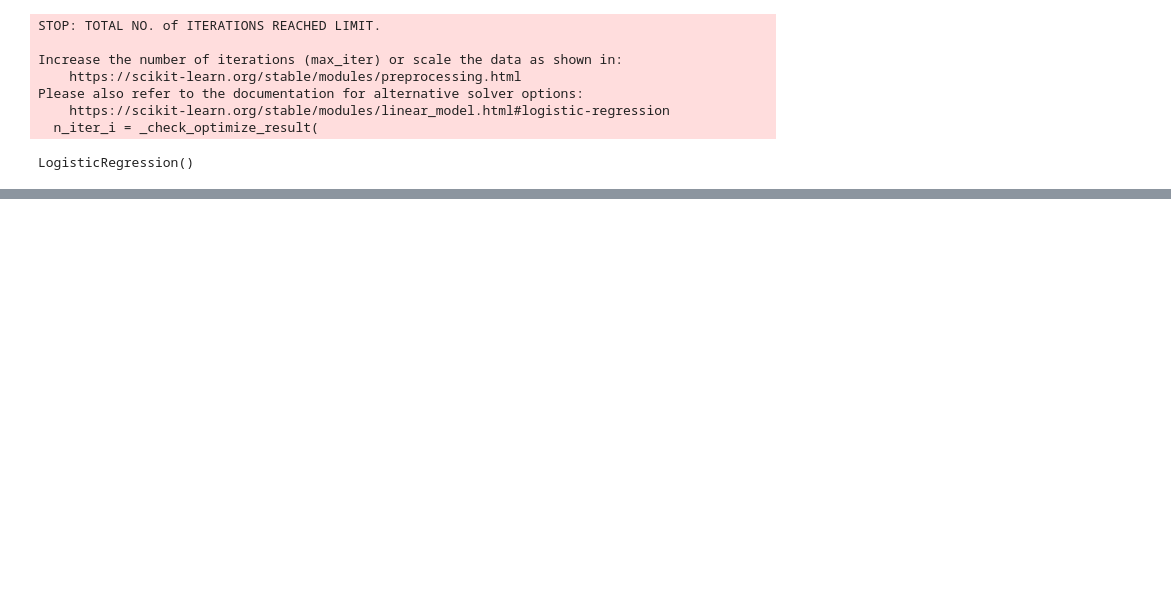
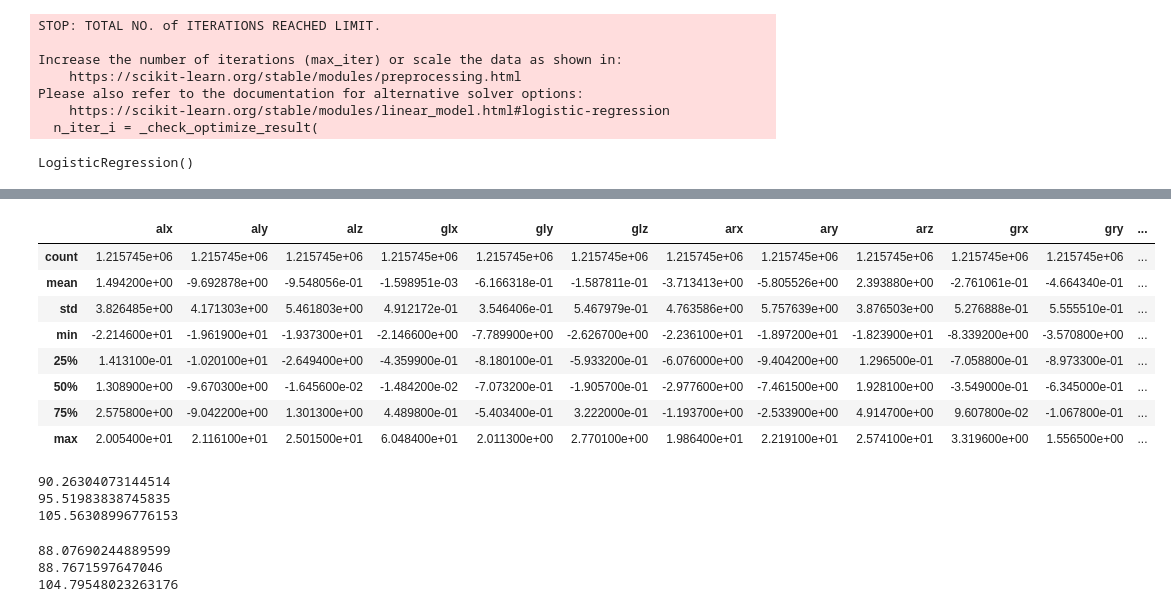
Before and after one commit to seifahmed2004/ML-Project, a Jupyter notebook: ML_project.ipynb, the cells around one changed output, grey strips where cells are left out. Drawn from its saved outputs; the diff is of its cells as text; code cells hidden in the pictures; blank space fills up the shorter version.

```diff
--- a/ML_project.ipynb
+++ b/ML_project.ipynb
@@ -457,0 +496,3 @@ X_test, y_test = X[100:], y[100:]
+# %%
+auto_data = pd.read_csv('/content/mhealth_raw_data.csv', na_values='?').dropna()
+auto_data.info()
@@ -457,0 +526,12 @@ X_test, y_test = X[100:], y[100:]
+# %%
+auto_data.describe()
+# %% [output]
+|  | alx | aly | alz | glx | gly | glz | arx | ary | arz | grx | gry | ... |
+| count | 1.215745e+06 | 1.215745e+06 | 1.215745e+06 | 1.215745e+06 | 1.215745e+06 | 1.215745e+06 | 1.215745e+06 | 1.215745e+06 | 1.215745e+06 | 1.215745e+06 | 1.215745e+06 | ... |
+| mean | 1.494200e+00 | -9.692878e+00 | -9.548056e-01 | -1.598951e-03 | -6.166318e-01 | -1.587811e-01 | -3.713413e+00 | -5.805526e+00 | 2.393880e+00 | -2.761061e-01 | -4.664340e-01 | ... |
+| std | 3.826485e+00 | 4.171303e+00 | 5.461803e+00 | 4.912172e-01 | 3.546406e-01 | 5.467979e-01 | 4.763586e+00 | 5.757639e+00 | 3.876503e+00 | 5.276888e-01 | 5.555510e-01 | ... |
+| min | -2.214600e+01 | -1.961900e+01 | -1.937300e+01 | -2.146600e+00 | -7.789900e+00 | -2.626700e+00 | -2.236100e+01 | -1.897200e+01 | -1.823900e+01 | -8.339200e+00 | -3.570800e+00 | ... |
+| 25% | 1.413100e-01 | -1.020100e+01 | -2.649400e+00 | -4.359900e-01 | -8.180100e-01 | -5.933200e-01 | -6.076000e+00 | -9.404200e+00 | 1.296500e-01 | -7.058800e-01 | -8.973300e-01 | ... |
+| 50% | 1.308900e+00 | -9.670300e+00 | -1.645600e-02 | -1.484200e-02 | -7.073200e-01 | -1.905700e-01 | -2.977600e+00 | -7.461500e+00 | 1.928100e+00 | -3.549000e-01 | -6.345000e-01 | ... |
+| 75% | 2.575800e+00 | -9.042200e+00 | 1.301300e+00 | 4.489800e-01 | -5.403400e-01 | 3.222000e-01 | -1.193700e+00 | -2.533900e+00 | 4.914700e+00 | 9.607800e-02 | -1.067800e-01 | ... |
+| max | 2.005400e+01 | 2.116100e+01 | 2.501500e+01 | 6.048400e+01 | 2.011300e+00 | 2.770100e+00 | 1.986400e+01 | 2.219100e+01 | 2.574100e+01 | 3.319600e+00 | 1.556500e+00 | ... |
@@ -457,0 +546,60 @@ X_test, y_test = X[100:], y[100:]
+# %%
+from sklearn.preprocessing import PolynomialFeatures
+from sklearn.metrics import mean_squared_error
+
+# Linear
+lm = skl_lm.LinearRegression()
+
+model = lm.fit(X_train, y_train)
+print(mean_squared_error(y_val, model.predict(X_val)))
+
+# Quadratic
+poly = PolynomialFeatures(degree=2)
+X_train2 = poly.fit_transform(X_train)
+X_val2 = poly.fit_transform(X_val)
+
+model = lm.fit(X_train2, y_train)
+print(mean_squared_error(y_val, model.predict(X_val2)))
+
+# Cubic
+poly = PolynomialFeatures(degree=3)
+X_train3 = poly.fit_transform(X_train)
+X_val3 = poly.fit_transform(X_val)
+
+model = lm.fit(X_train3, y_train)
+print(mean_squared_error(y_val, model.predict(X_val3)))
+# %% [output]
+90.26304073144514
+95.51983838745835
+105.56308996776153
+# %%
+train_df = auto_data.sample(196, random_state = 2) # split the data into two halfs # random_state to get the same result every time
+val_df = auto_data[~auto_data.isin(train_df)].dropna(how = 'all')
+
+X_train = train_df['alx'].values.reshape(-1,1)
+y_train = train_df['aly']
+X_val = val_df['alz'].values.reshape(-1,1)
+y_val = val_df['glx']
+
+model = lm.fit(X_train, y_train)
+print(mean_squared_error(y_val, model.predict(X_val)))
+
+# Quadratic
+poly = PolynomialFeatures(degree=2)
+X_train2 = poly.fit_transform(X_train)
+X_val2 = poly.fit_transform(X_val)
+
+model = lm.fit(X_train2, y_train)
+print(mean_squared_error(y_val, model.predict(X_val2)))
+
+# Cubic
+poly = PolynomialFeatures(degree=3)
+X_train3 = poly.fit_transform(X_train)
+X_val3 = poly.fit_transform(X_val)
+
+model = lm.fit(X_train3, y_train)
+print(mean_squared_error(y_val, model.predict(X_val3)))
+# %% [output]
+88.07690244889599
+88.7671597647046
+104.79548023263176
```
Also changed, not shown: parts of 25 cells of this notebook.
